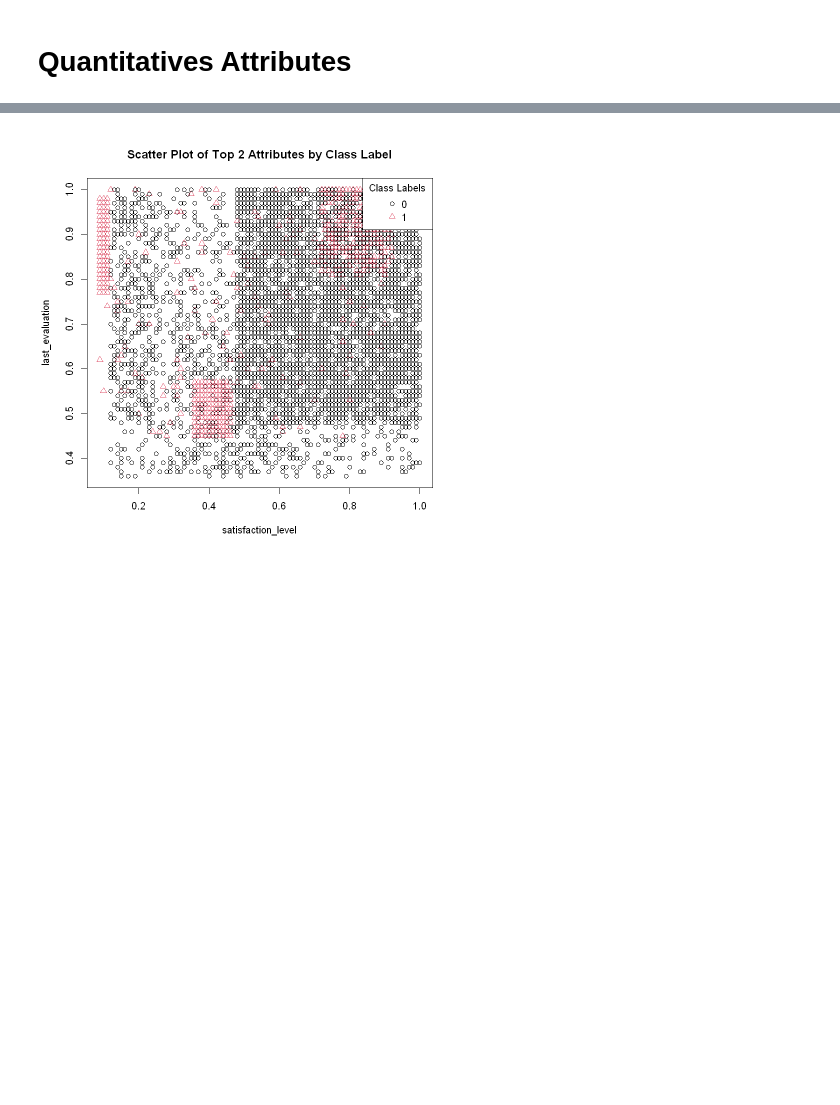
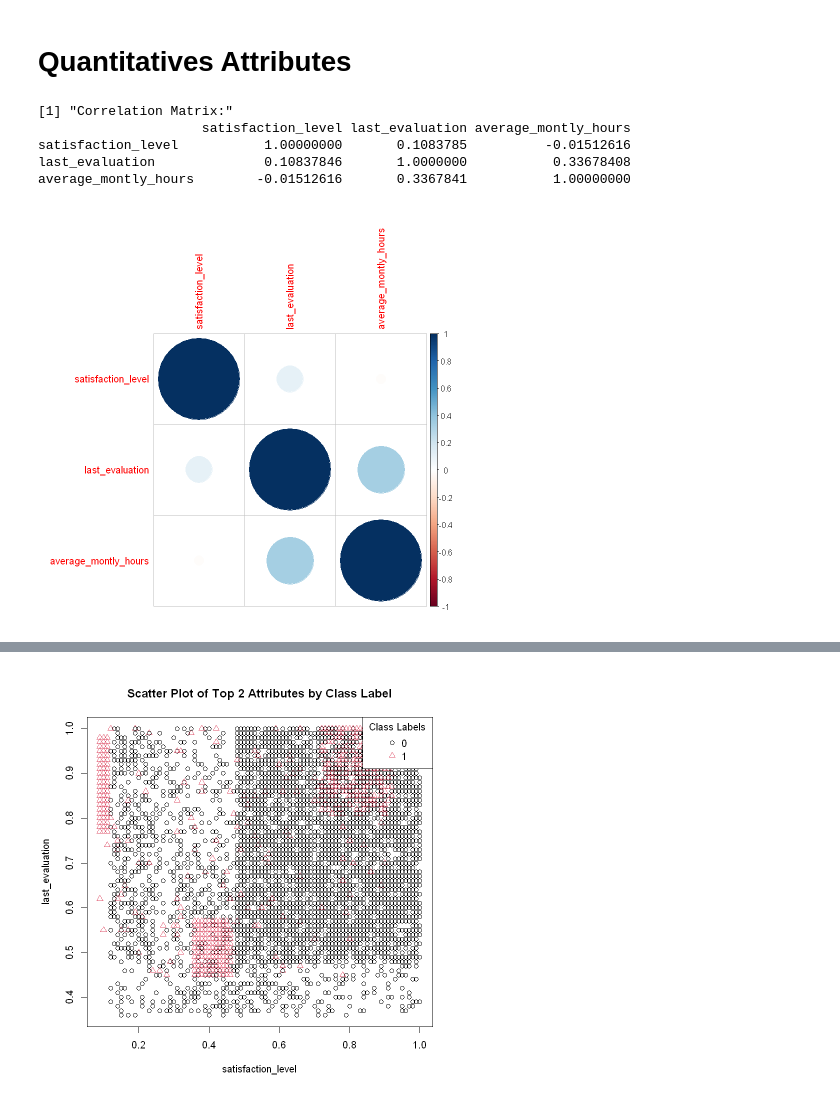
Before and after one commit to HEG-IG-Ex/62-62_Data_Mining, a Jupyter notebook: tp01/hr_predictions.ipynb, the cells around one changed output, grey strips where cells are left out. Saved outputs shown, nothing was run; the diff lists cells and outputs as text; code cells hidden in the pictures; blank space fills up the shorter version.

```diff
--- a/tp01/hr_predictions.ipynb
+++ b/tp01/hr_predictions.ipynb
@@ -359,6 +498,19 @@ salary        0      1
 [figure]
 # %% [markdown]
 # Quantitatives Attributes
+# %%
+# Calculate correlation matrix for quantitative attributes
+correlation_matrix <- cor(data[, quantitatives_attributes_col_idx])
+print("Correlation Matrix:")
+print(correlation_matrix)
+corrplot(correlation_matrix, method = "circle")
+# %% [output]
+[1] "Correlation Matrix:"
+                     satisfaction_level last_evaluation average_montly_hours
+satisfaction_level           1.00000000       0.1083785          -0.01512616
+last_evaluation              0.10837846       1.0000000           0.33678408
+average_montly_hours        -0.01512616       0.3367841           1.00000000
+[figure, added]
 # %%
 generateQuantitativeAttributesAnalysisSummary <- function(data, target_variables_idx, quantitatives_attributes_col_idx){
   #Calculate means
```
Also changed, not shown: parts of 21 cells of this notebook, 19 other files.
